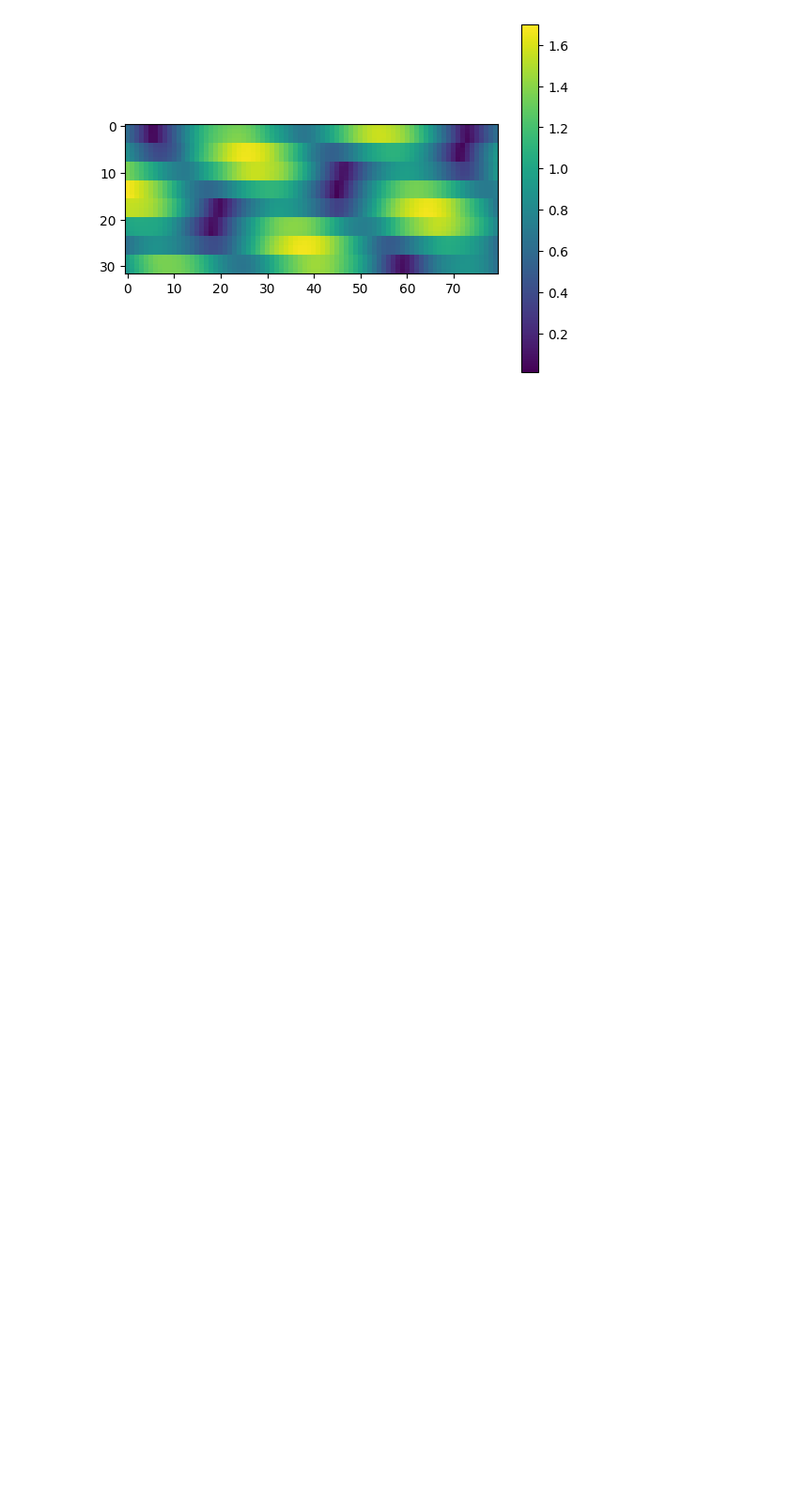
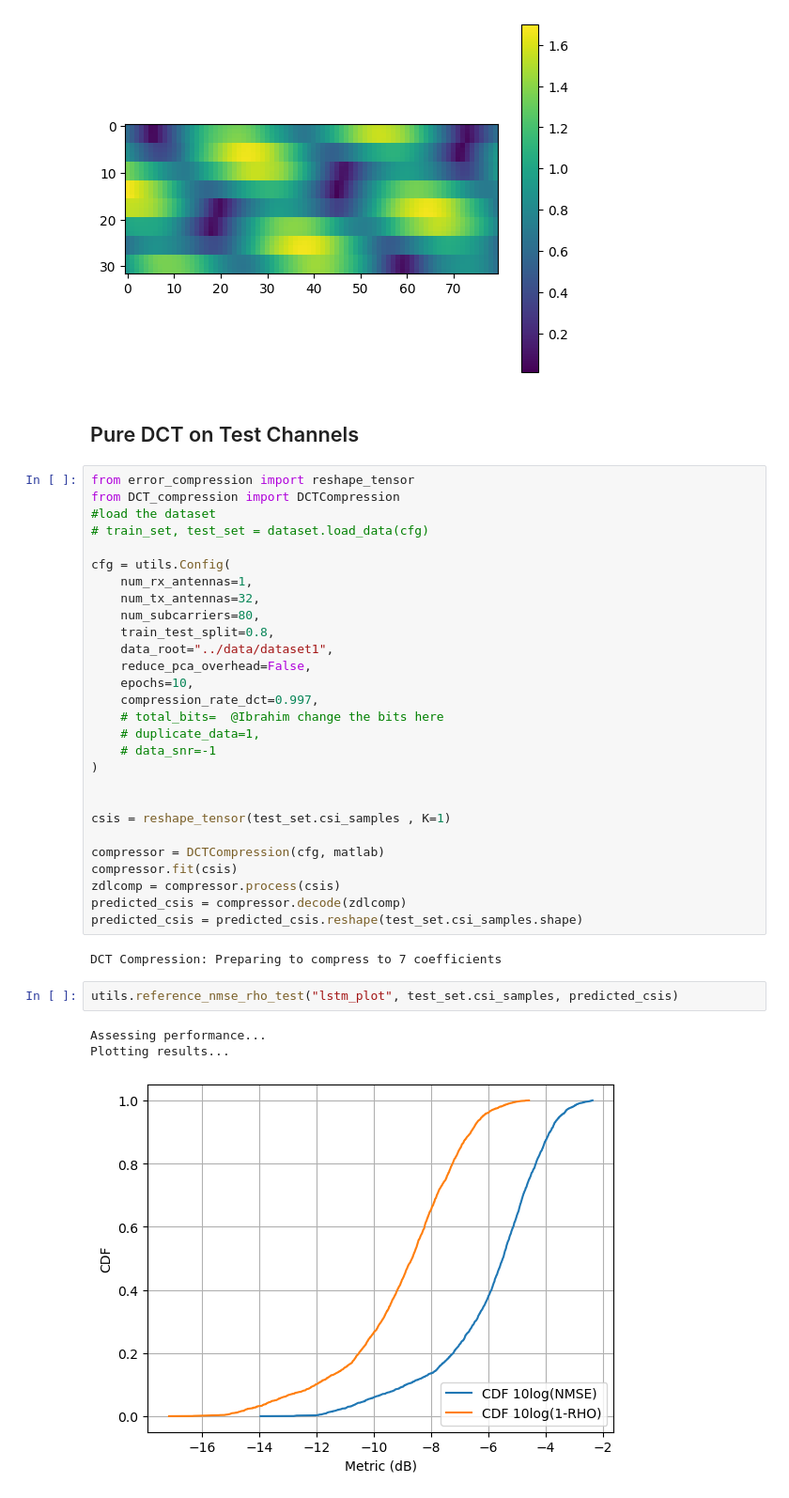
Before and after one commit to dziper/NonstaticCSI, a Jupyter notebook: project/lstmModelTest.ipynb, the cells around one changed output. Shown at 94% size. Cells and saved outputs as stored; diff of their text form; blank space fills up the shorter version.

```diff
--- a/project/lstmModelTest.ipynb
+++ b/project/lstmModelTest.ipynb
@@ -105,3 +110,41 @@ plt.colorbar()
 <Figure size 640x480 with 0 Axes>
 [figure]
 [figure]
+# %% [markdown]
+## Pure DCT on Test Channels
+# %%
+from error_compression import reshape_tensor
+from DCT_compression import DCTCompression
+#load the dataset
+# train_set, test_set = dataset.load_data(cfg)
+
+cfg = utils.Config(
+    num_rx_antennas=1,
+    num_tx_antennas=32,
+    num_subcarriers=80,
+    train_test_split=0.8,
+    data_root="../data/dataset1",
+    reduce_pca_overhead=False,
+    epochs=10,
+    compression_rate_dct=0.997,
+    # total_bits=  @Ibrahim change the bits here
+    # duplicate_data=1,
+    # data_snr=-1
+)
+
+
+csis = reshape_tensor(test_set.csi_samples , K=1)
+
+compressor = DCTCompression(cfg, matlab)
+compressor.fit(csis)
+zdlcomp = compressor.process(csis)
+predicted_csis = compressor.decode(zdlcomp)
+predicted_csis = predicted_csis.reshape(test_set.csi_samples.shape)
+# %% [output]
+DCT Compression: Preparing to compress to 7 coefficients
+# %%
+utils.reference_nmse_rho_test("lstm_plot", test_set.csi_samples, predicted_csis)
+# %% [output]
+Assessing performance...
+Plotting results...
+[figure, added]
```
Also changed, not shown: parts of 5 cells of this notebook, 15 other files.
